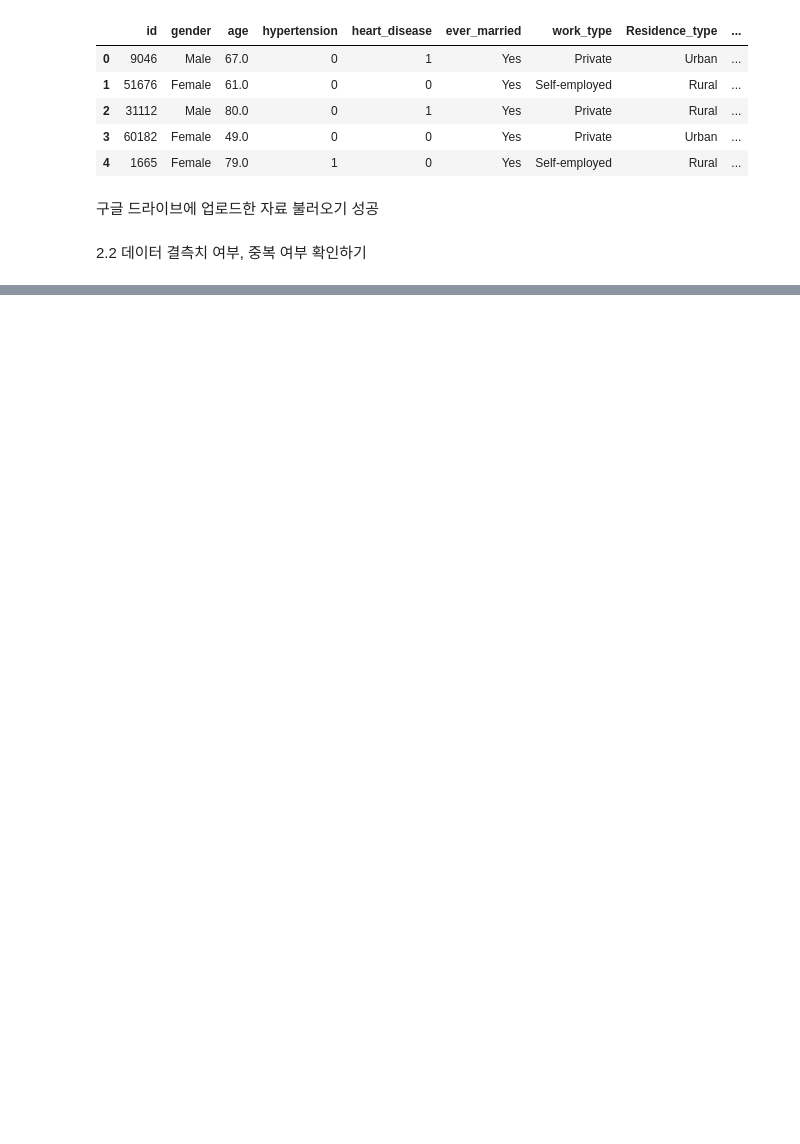
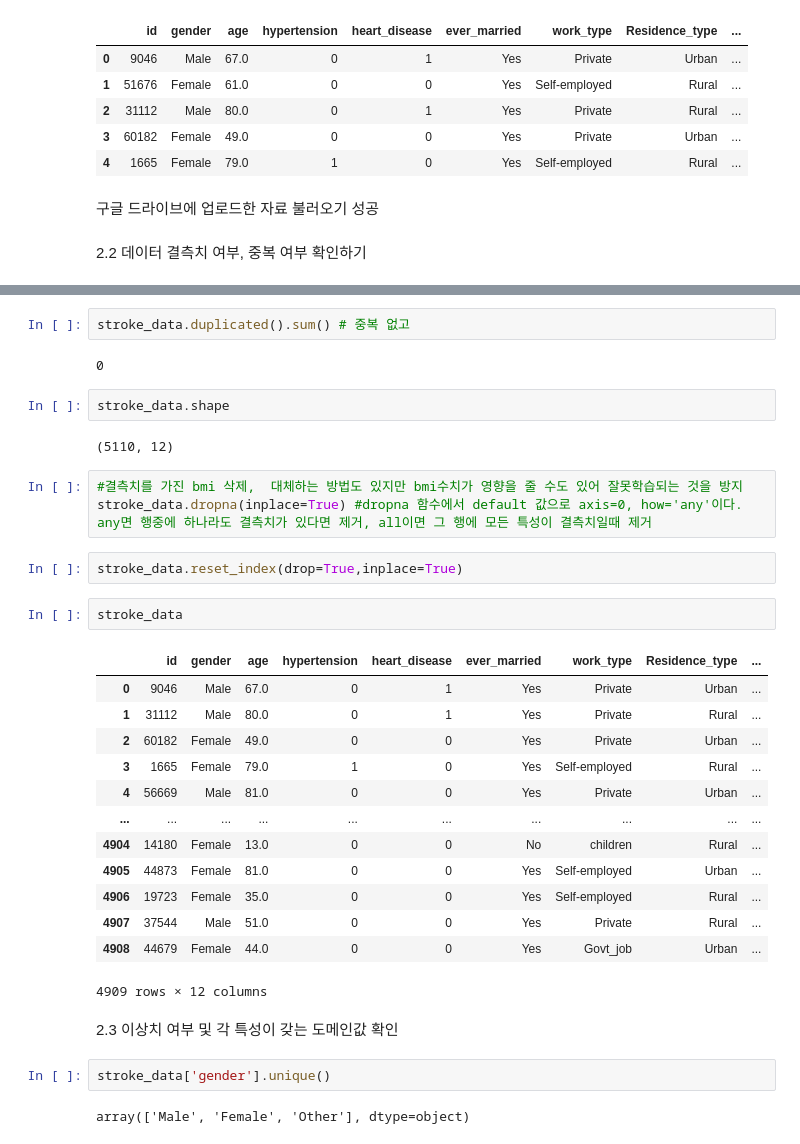
Before and after one commit to sanha-hwang/Stroke-prediction, a Jupyter notebook: Project2_Stroke_Prediction.ipynb, the cells around one changed output, grey strips where cells are left out. Cells and saved outputs as stored; diff of their text form; blank space fills up the shorter version.

```diff
--- a/Project2_Stroke_Prediction.ipynb
+++ b/Project2_Stroke_Prediction.ipynb
@@ -162,0 +104,35 @@ Colaboratory 덕분에 가능해진 대화형 머신러닝 분석의 예시를
+# %%
+stroke_data.duplicated().sum() # 중복 없고
+# %% [output]
+0
+# %%
+stroke_data.shape
+# %% [output]
+(5110, 12)
+# %%
+#결측치를 가진 bmi 삭제,  대체하는 방법도 있지만 bmi수치가 영향을 줄 수도 있어 잘못학습되는 것을 방지
+stroke_data.dropna(inplace=True) #dropna 함수에서 default 값으로 axis=0, how='any'이다. any면 행중에 하나라도 결측치가 있다면 제거, all이면 그 행에 모든 특성이 결측치일때 제거
+# %%
+stroke_data.reset_index(drop=True,inplace=True)
+# %%
+stroke_data
+# %% [output]
+|  | id | gender | age | hypertension | heart_disease | ever_married | work_type | Residence_type | ... |
+| 0 | 9046 | Male | 67.0 | 0 | 1 | Yes | Private | Urban | ... |
+| 1 | 31112 | Male | 80.0 | 0 | 1 | Yes | Private | Rural | ... |
+| 2 | 60182 | Female | 49.0 | 0 | 0 | Yes | Private | Urban | ... |
+| 3 | 1665 | Female | 79.0 | 1 | 0 | Yes | Self-employed | Rural | ... |
+| 4 | 56669 | Male | 81.0 | 0 | 0 | Yes | Private | Urban | ... |
+| ... | ... | ... | ... | ... | ... | ... | ... | ... | ... |
+| 4904 | 14180 | Female | 13.0 | 0 | 0 | No | children | Rural | ... |
+| 4905 | 44873 | Female | 81.0 | 0 | 0 | Yes | Self-employed | Urban | ... |
+| 4906 | 19723 | Female | 35.0 | 0 | 0 | Yes | Self-employed | Rural | ... |
+| 4907 | 37544 | Male | 51.0 | 0 | 0 | Yes | Private | Rural | ... |
+| 4908 | 44679 | Female | 44.0 | 0 | 0 | Yes | Govt_job | Urban | ... |
+4909 rows × 12 columns
+# %% [markdown]
+2.3 이상치 여부 및 각 특성이 갖는 도메인값 확인
+# %%
+stroke_data['gender'].unique()
+# %% [output]
+array(['Male', 'Female', 'Other'], dtype=object)
```
Also changed, not shown: parts of 18 cells of this notebook.
